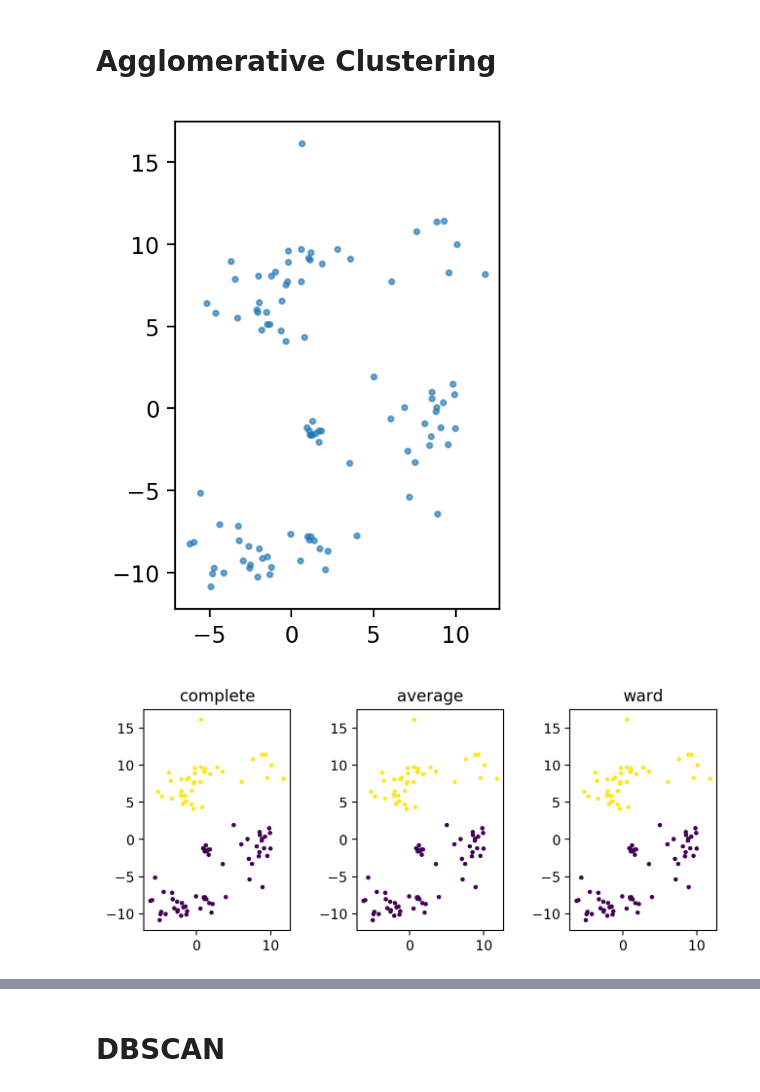
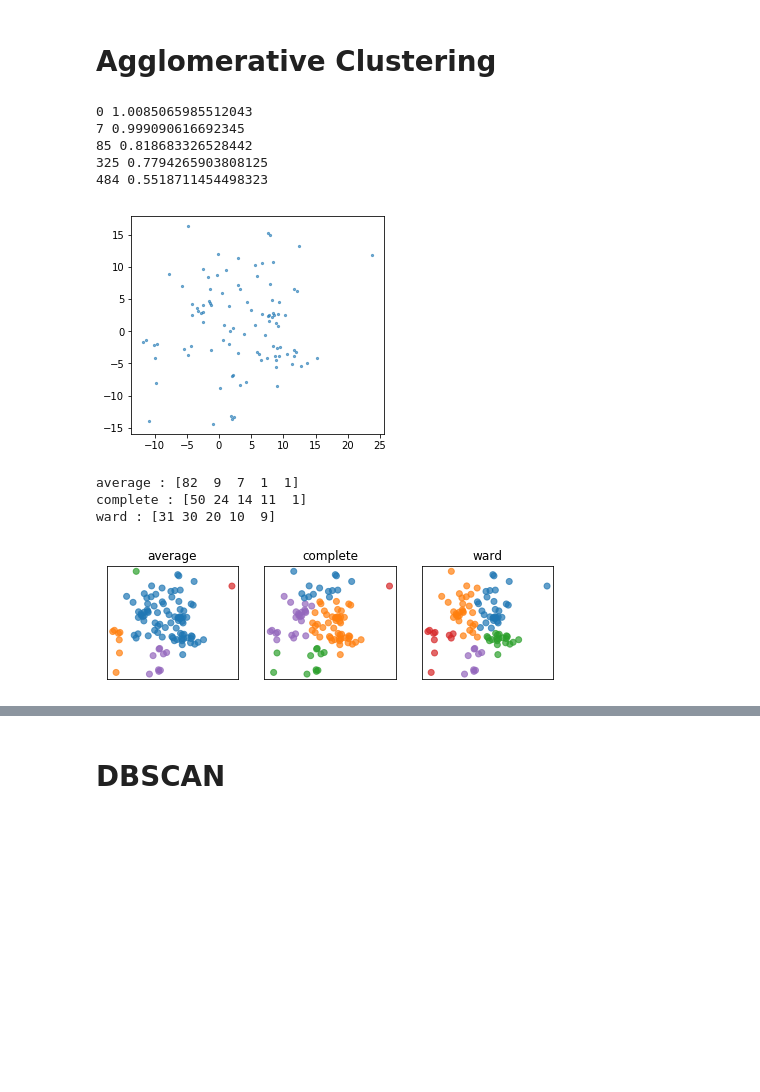
Before and after one commit to amueller/COMS4995-s18, a Jupyter notebook: slides/aml-16-032118-clustering-and-mixture-models/aml-16-clustering-mixture-models.ipynb, the cells around one changed output, grey strips where cells are left out. Cells and saved outputs as stored; diff of their text form; code cells hidden in the pictures; blank space fills up the shorter version.

Commit message:
redoing some images via notebook for clustering

```diff
--- a/slides/aml-16-032118-clustering-and-mixture-models/aml-16-clustering-mixture-models.ipynb
+++ b/slides/aml-16-032118-clustering-and-mixture-models/aml-16-clustering-mixture-models.ipynb
@@ -2,12 +2,21 @@
 import numpy as np
 import matplotlib.pyplot as plt
 % matplotlib inline
-plt.rcParams["figure.dpi"] = 200
+plt.rcParams["savefig.dpi"] = 300
+plt.rcParams["savefig.bbox"] = "tight"
 np.set_printoptions(precision=3, suppress=True)
 import pandas as pd
 from sklearn.model_selection import train_test_split, cross_val_score
 from sklearn.pipeline import make_pipeline
 from sklearn.preprocessing import scale, StandardScaler
+
+from matplotlib import colors
+# with this color norm we can do discrete scatter sensibly
+# norm = colors.BoundaryNorm(boundaries=np.arange(11), ncolors=10)
+def scatter_tab(x, y, c, ax=None, **kwargs):
+    if ax is None:
+        ax = plt.gca()
+    ax.scatter(x, y, c=plt.cm.tab10(c), **kwargs)
 # %%
 from sklearn.datasets import make_blobs
 from sklearn.cluster import KMeans
@@ -100,23 +106,55 @@ plt.yticks(())
 # %% [markdown]
 # Agglomerative Clustering
+# %%
+from sklearn.cluster import AgglomerativeClustering
+
+from sklearn.metrics import adjusted_rand_score
+import itertools
+ari_min = 3
+# find a random state that makes them most dissimilar ... just for illustration
+for i in range(1000):
+    labels = []
+    for linkage in ["complete", "average", 'ward']:
+        agg = AgglomerativeClustering(n_clusters=5, linkage=linkage)
+        rng = np.random.RandomState(i)
+        X, y = make_blobs(n_samples=100, centers=10, random_state=rng, cluster_std=[rng.gamma(2) for i in range(10)])
+        labels.append(agg.fit_predict(X))
+
+    ari = 0
+    for j, k in itertools.combinations(labels, 2):
+        ari += adjusted_rand_score(j, k)
+    if ari_min > ari:
+        ari_min = ari
+        print(i, ari)
+# %% [output]
+0 1.0085065985512043
+7 0.999090616692345
+85 0.818683326528442
+325 0.7794265903808125
+484 0.5518711454498323
 # %%
-rng = np.random.RandomState(2)
-X, y = make_blobs(n_samples=100, centers=10, random_state=rng, cluster_std=[rng.gamma(2) for i in range(20)])
+rng = np.random.RandomState(325)
+X, y = make_blobs(n_samples=100, centers=10, random_state=rng, cluster_std=[rng.gamma(2) for i in range(10)])
 plt.scatter(X[:, 0], X[:, 1], s=5, alpha=.6)
 plt.gca().set_aspect("equal")
 #plt.scatter(X[:, 0], X[:, 1], c=plt.cm.Vega10(y), s=5, alpha=.6)
 xlim = plt.xlim()
 ylim = plt.ylim()
 # %% [output]
-[figure, old version]
+[figure, new version]
 # %%
 from sklearn.cluster import AgglomerativeClustering
-fig, axes = plt.subplots(1, 3, figsize=(8, 3))
-for ax, linkage in zip(axes, ["complete", "average", 'ward']):
-    agg = AgglomerativeClustering(linkage=linkage)
+fig, axes = plt.subplots(1, 3, figsize=(8, 3), subplot_kw={"xticks":(), "yticks": ()})
+for ax, linkage in zip(axes, ["average", "complete", 'ward']):
+    agg = AgglomerativeClustering(n_clusters=5, linkage=linkage)
     agg.fit(X)
-    ax.scatter(X[:, 0], X[:, 1], c=agg.labels_, s=5)
+    ax.scatter(X[:, 0], X[:, 1], c=plt.cm.tab10(agg.labels_), alpha=.7)
     ax.set_title(linkage)
     ax.set_aspect("equal")
+    print("{} : {}".format(linkage, np.sort(np.bincount(agg.labels_))[::-1]))
+plt.savefig("images/merging_criteria.png")
 # %% [output]
+average : [82  9  7  1  1]
+complete : [50 24 14 11  1]
+ward : [31 30 20 10  9]
-[figure, old version]
+[figure, new version]
```
Also changed, not shown: parts of 21 cells of this notebook, 12 other files.
